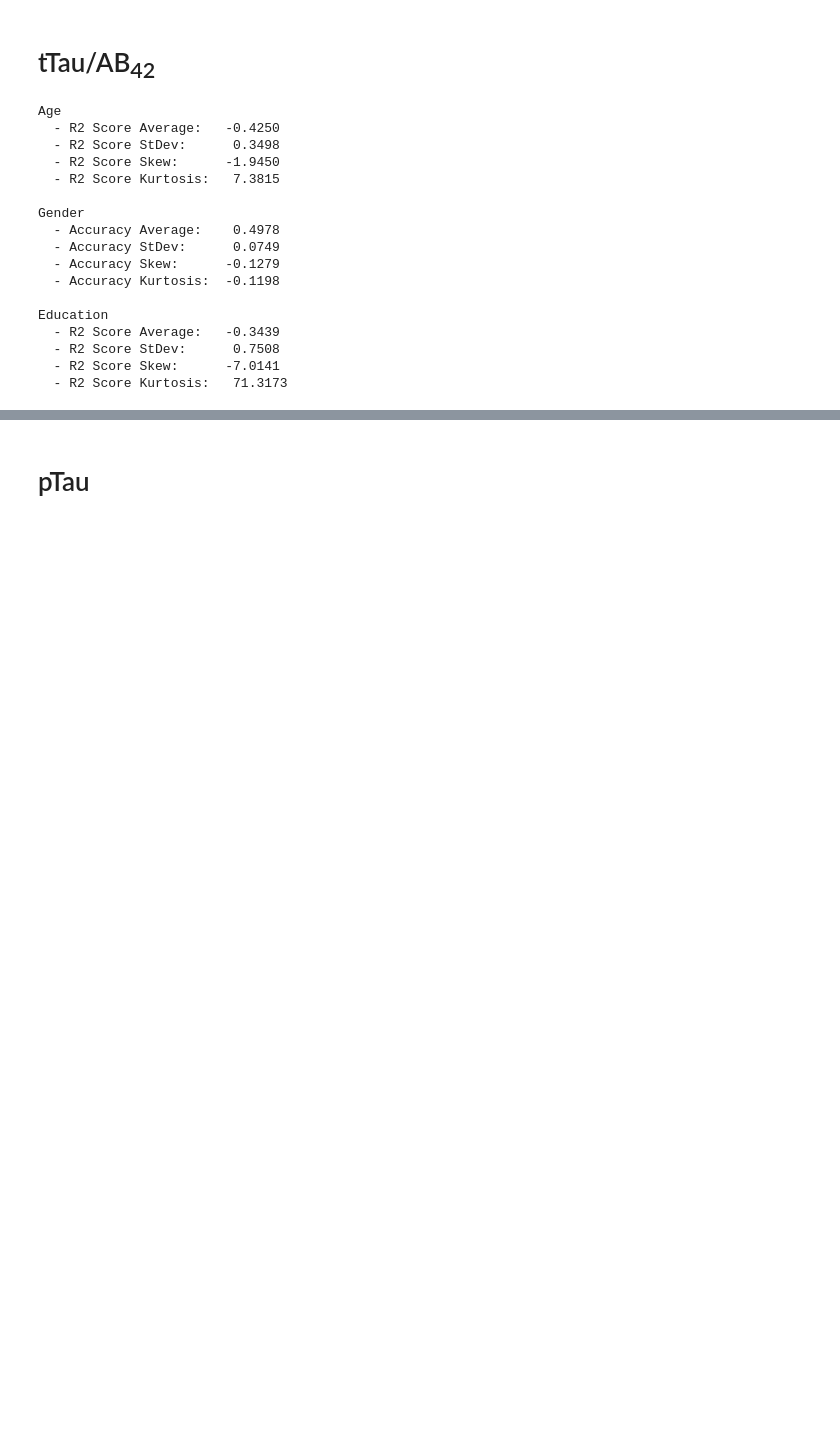
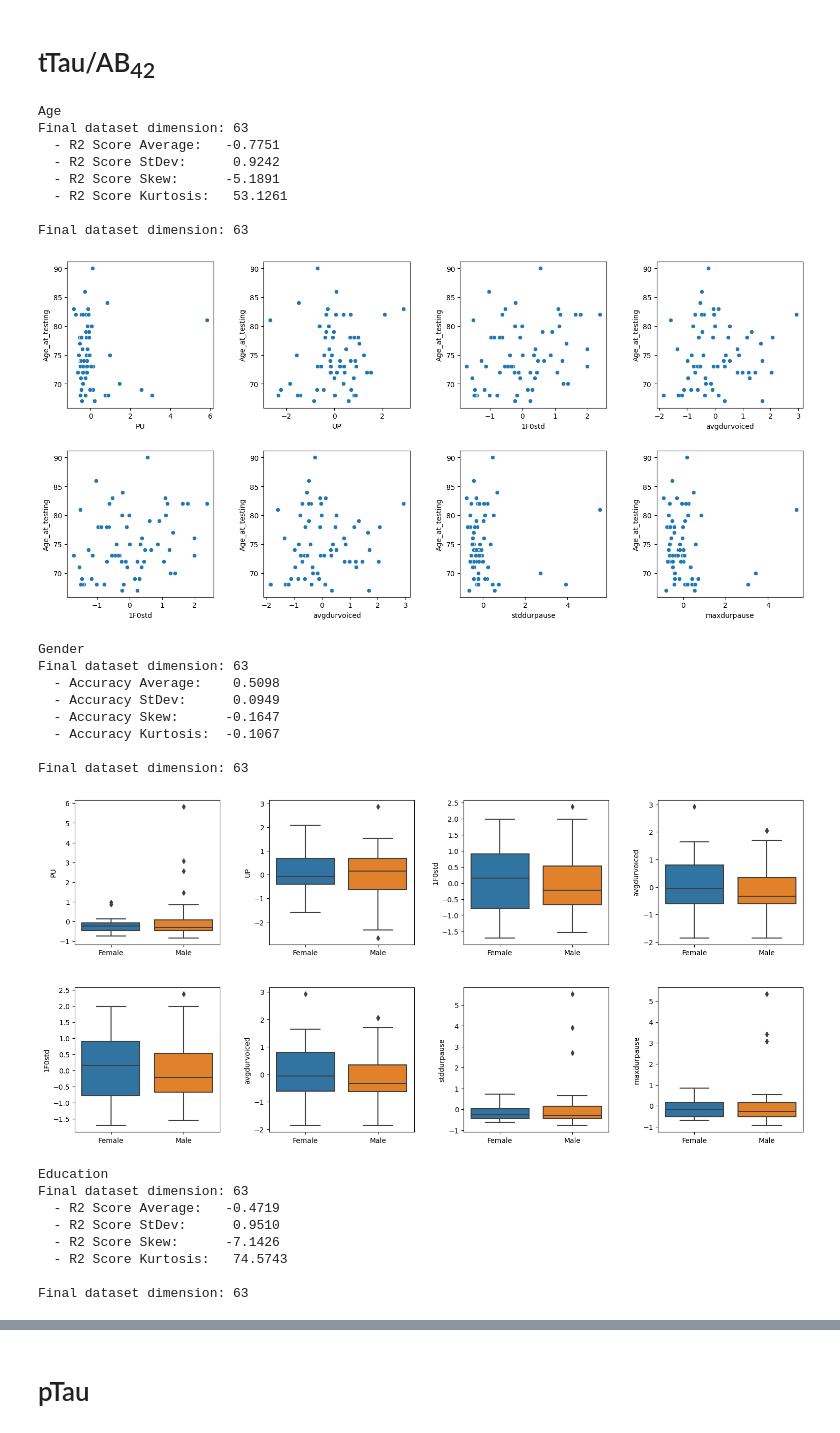
Before and after one commit to EdoStoppa/dementiaBiomarkerPrediction, a Jupyter notebook: confounding_analysis.ipynb, the cells around one changed output, grey strips where cells are left out. Saved outputs shown, nothing was run; the diff lists cells and outputs as text; code cells hidden in the pictures; blank space fills up the shorter version.

```diff
--- a/confounding_analysis.ipynb
+++ b/confounding_analysis.ipynb
@@ -137,32 +191,44 @@ Education
 # %%
 dataset = 'full_corrected.csv'
 feats = [
     'PU', 'UP', '1F0std', 'avgdurvoiced', 'stddurpause', 'maxdurpause', 'PVU', 'VP'
 ]
 
 print('Age')
-evaluate(dataset, 'Age_at_testing', feats)
+evaluate(dataset, 'Age_at_testing', feats, 'tTau_AB42Positivity')
+visualize(dataset, 'Age_at_testing', feats, 'tTau_AB42Positivity')
 
 print('Gender')
-evaluate(dataset, 'Sex_Category', feats)
+evaluate(dataset, 'Sex_Category', feats, 'tTau_AB42Positivity')
+visualize(dataset, 'Sex_Category', feats, 'tTau_AB42Positivity')
 
 print('Education')
-evaluate(dataset, 'Educ', feats)
+evaluate(dataset, 'Educ', feats, 'tTau_AB42Positivity')
+visualize(dataset, 'Educ', feats, 'tTau_AB42Positivity')
 # %% [output]
 Age
-  - R2 Score Average:   -0.4250
-  - R2 Score StDev:      0.3498
-  - R2 Score Skew:      -1.9450
-  - R2 Score Kurtosis:   7.3815
+Final dataset dimension: 63
+  - R2 Score Average:   -0.7751
+  - R2 Score StDev:      0.9242
+  - R2 Score Skew:      -5.1891
+  - R2 Score Kurtosis:   53.1261
 
-Gender
-  - Accuracy Average:    0.4978
-  - Accuracy StDev:      0.0749
-  - Accuracy Skew:      -0.1279
-  - Accuracy Kurtosis:  -0.1198
-
-Education
-  - R2 Score Average:   -0.3439
-  - R2 Score StDev:      0.7508
-  - R2 Score Skew:      -7.0141
-  - R2 Score Kurtosis:   71.3173
+Final dataset dimension: 63
+[figure, added]
+Gender
+Final dataset dimension: 63
+  - Accuracy Average:    0.5098
+  - Accuracy StDev:      0.0949
+  - Accuracy Skew:      -0.1647
+  - Accuracy Kurtosis:  -0.1067
+
+Final dataset dimension: 63
+[figure, added]
+Education
+Final dataset dimension: 63
+  - R2 Score Average:   -0.4719
+  - R2 Score StDev:      0.9510
+  - R2 Score Skew:      -7.1426
+  - R2 Score Kurtosis:   74.5743
+
+Final dataset dimension: 63
```
Also changed, not shown: parts of 11 cells of this notebook.
